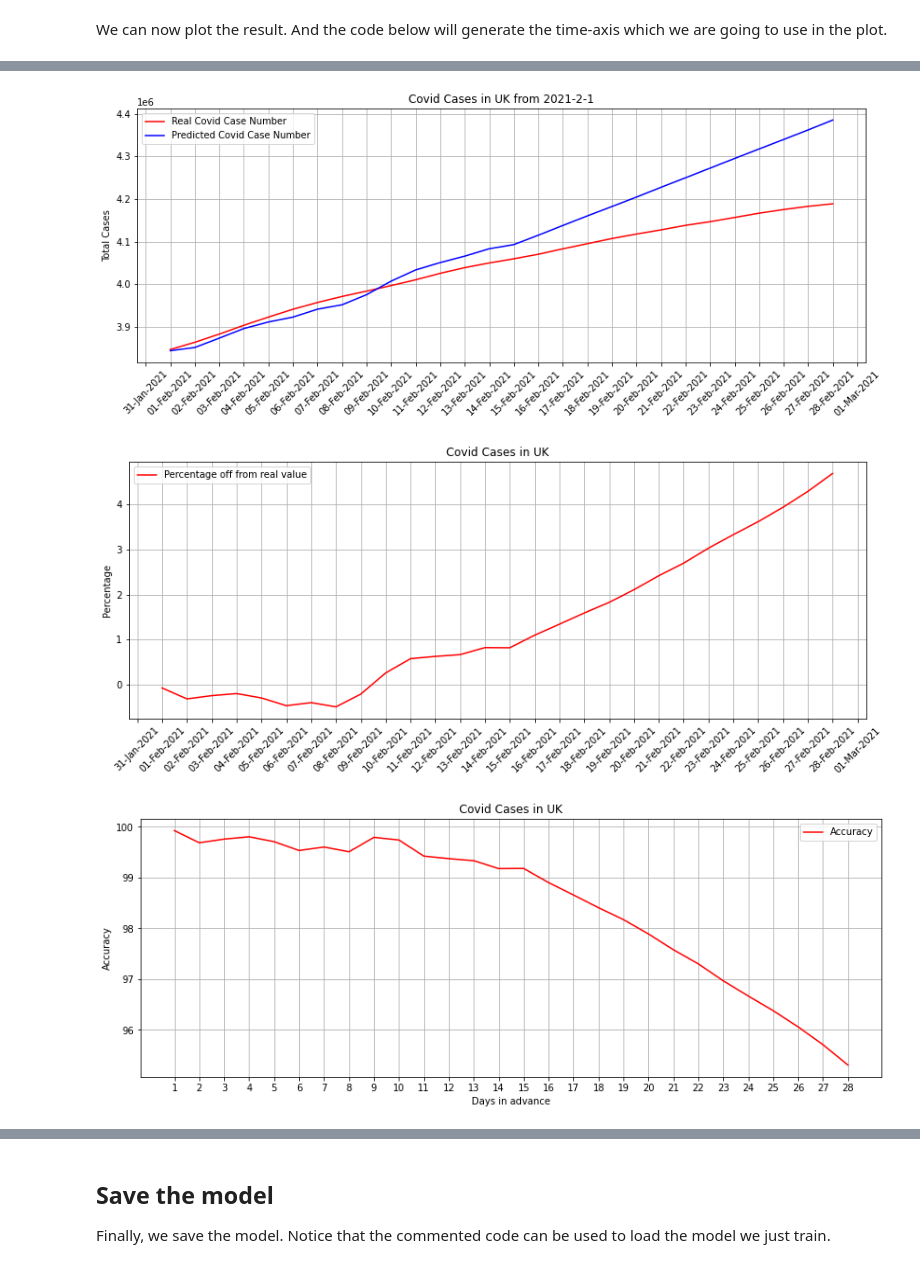
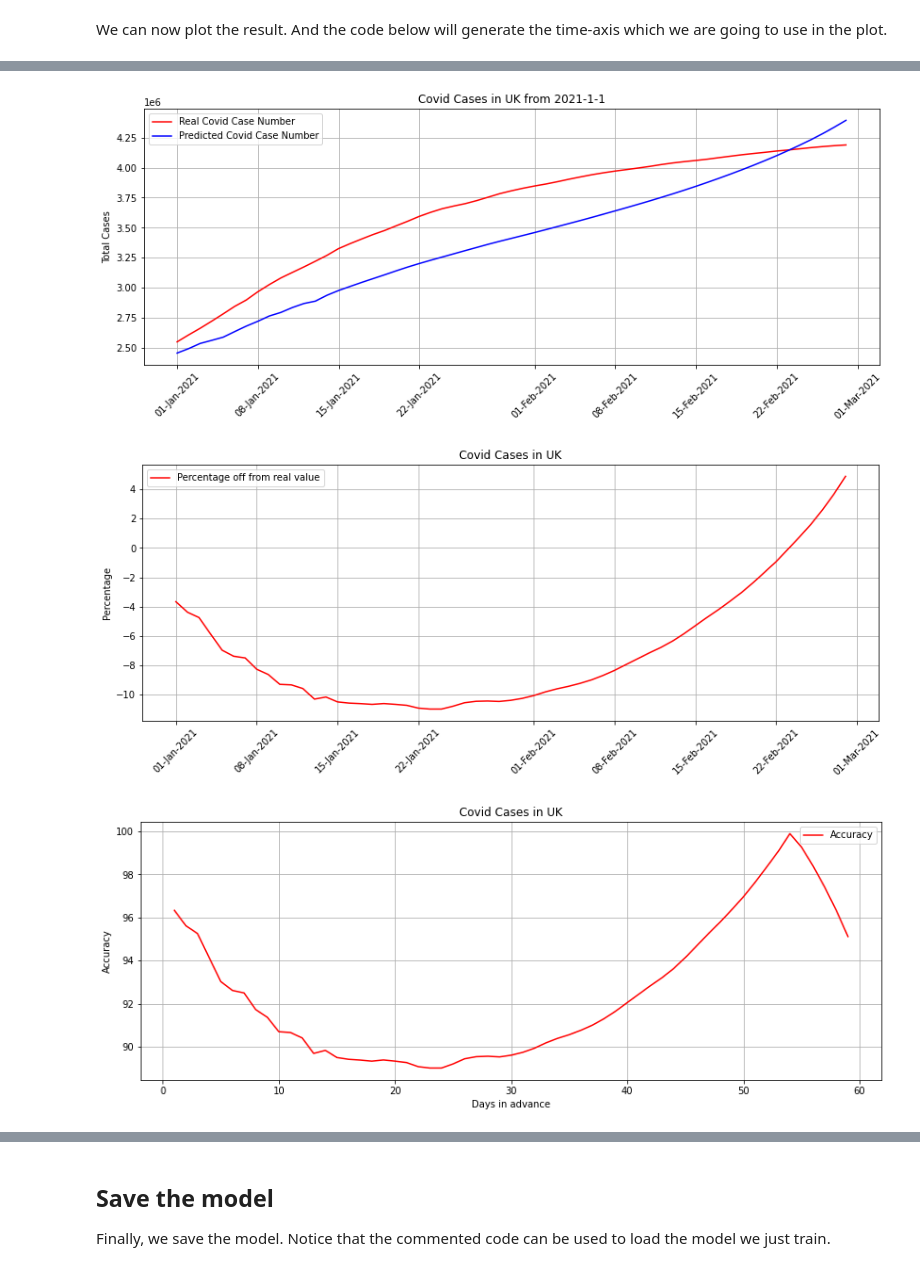
Before and after one commit to Nicochung/SNS_covid-19_prediction, a Jupyter notebook: SNS_All_in_one.ipynb, the cells around one changed output, grey strips where cells are left out. Drawn from its saved outputs; the diff is of its cells as text; code cells hidden in the pictures.

Commit message:
two months prediction

```diff
--- a/SNS_All_in_one.ipynb
+++ b/SNS_All_in_one.ipynb
@@ -254,8 +254,8 @@ Note the data is **not** being randomly shuffled before splitting. This is for t
 1. It ensures that chopping the data into windows of consecutive samples is still possible.
 2. It ensures that the test results are more realistic, being evaluated on data collected after the model was trained.
 # %%
-data_training = data[data['date']<'2021-02-01'].copy()
-data_test = data[data['date']>='2021-02-01'].copy()
+data_training = data[data['date']<'2021-01-01'].copy()
+data_test = data[data['date']>='2021-01-01'].copy()
 # %% [markdown]
 We are dropping the column `date` from the training dataset
 # %%
@@ -432,7 +432,7 @@ Before we start, we will create the numpy array `Feb_data` from the `data_test`.
 # %%
-Feb_data = data_test.reset_index(drop=True)
-Feb_data = Feb_data.drop(['date'], axis=1)
-Feb_data = Feb_data.to_numpy()
+test_data = data_test.reset_index(drop=True)
+test_data = test_data.drop(['date'], axis=1)
+test_data = test_data.to_numpy()
 # %% [markdown]
 Here, we will prepare the test dataset the way similar to how we prepare the training dataset. We will make the our test input as chunks of 14rows based on the previous 14days data.
 
@@ -457,7 +457,7 @@ for i in range(len(data_test)):
   inputs = np.append(inputs,y_pred)
   inputs = inputs.reshape(days,features_nums)
   prediction.append(y_pred[0][0])
-  real_total_case.append(Feb_data[i][0])
+  real_total_case.append(test_data[i][0])
 # %%
 prediction = np.array(prediction)
 real_total_case = np.array(real_total_case)
@@ -560,19 +580,17 @@ Name: date, dtype: datetime64[ns]
 # %%
 fig, ax = plt.subplots(figsize=(14,5))
 ax.plot(x_datetime, real_total_case, color = 'red', label = 'Real Covid Case Number')
 ax.plot(x_datetime, prediction, color = 'blue', label = 'Predicted Covid Case Number')
-plt.title('Covid Cases in UK from 2021-2-1')
+plt.title('Covid Cases in UK from 2021-1-1')
 plt.ylabel('Total Cases')
 plt.legend()
 plt.grid()
 plt.xticks(rotation=45)
-# Make ticks on occurrences of each month:
-ax.xaxis.set_major_locator(mdates.DayLocator())
-# Get only the month to show in the x-axis:
+# Set the format of x-axis:
 ax.xaxis.set_major_formatter(mdates.DateFormatter('%d-%b-%Y'))
 plt.show()
 # %% [output]
-[figure, old version]
+[figure, new version]
 # %%
 fig, ax = plt.subplots(figsize=(14,5))
 ax.plot(x_datetime, diffs, color = 'red', label = 'Percentage off from real value')
@@ -581,15 +599,13 @@ plt.ylabel('Percentage')
 plt.legend()
 plt.grid()
 plt.xticks(rotation=45)
-# Make ticks on occurrences of each month:
-ax.xaxis.set_major_locator(mdates.DayLocator())
-# Get only the month to show in the x-axis:
+# Set the format of x-axis:
 ax.xaxis.set_major_formatter(mdates.DateFormatter('%d-%b-%Y'))
 plt.show()
 # %% [output]
-[figure, old version]
+[figure, new version]
 # %%
-x = [i for i in range(1,29,1)]
+x = [i for i in range(1,len(test_data)+1,1)]
 fig, ax = plt.subplots(figsize=(14,5))
 ax.plot(x, accuracy, color = 'red', label = 'Accuracy')
 plt.title('Covid Cases in UK')
@@ -597,10 +613,9 @@ plt.ylabel('Accuracy')
 plt.xlabel('Days in advance')
 plt.legend()
 plt.grid()
-plt.xticks(x)
 plt.show()
 # %% [output]
-[figure, old version]
+[figure, new version]
 # %%
 fig, ax = plt.subplots(figsize=(14,5))
 ax.plot(train_datetime, data_training['total_cases'], color = 'brown', label= 'Training Data')
```
Also changed, not shown: parts of 22 cells of this notebook, 1 other file.
